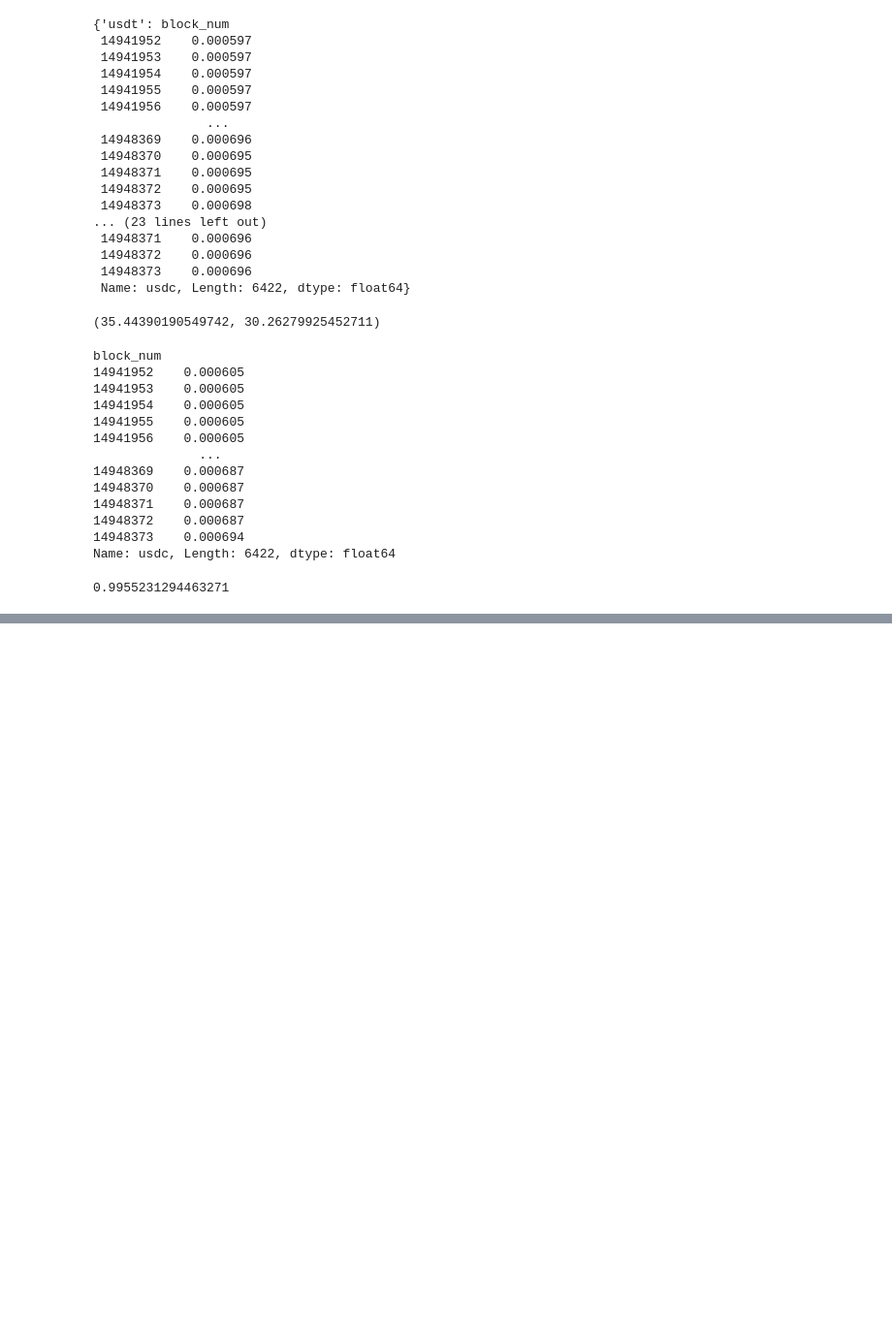
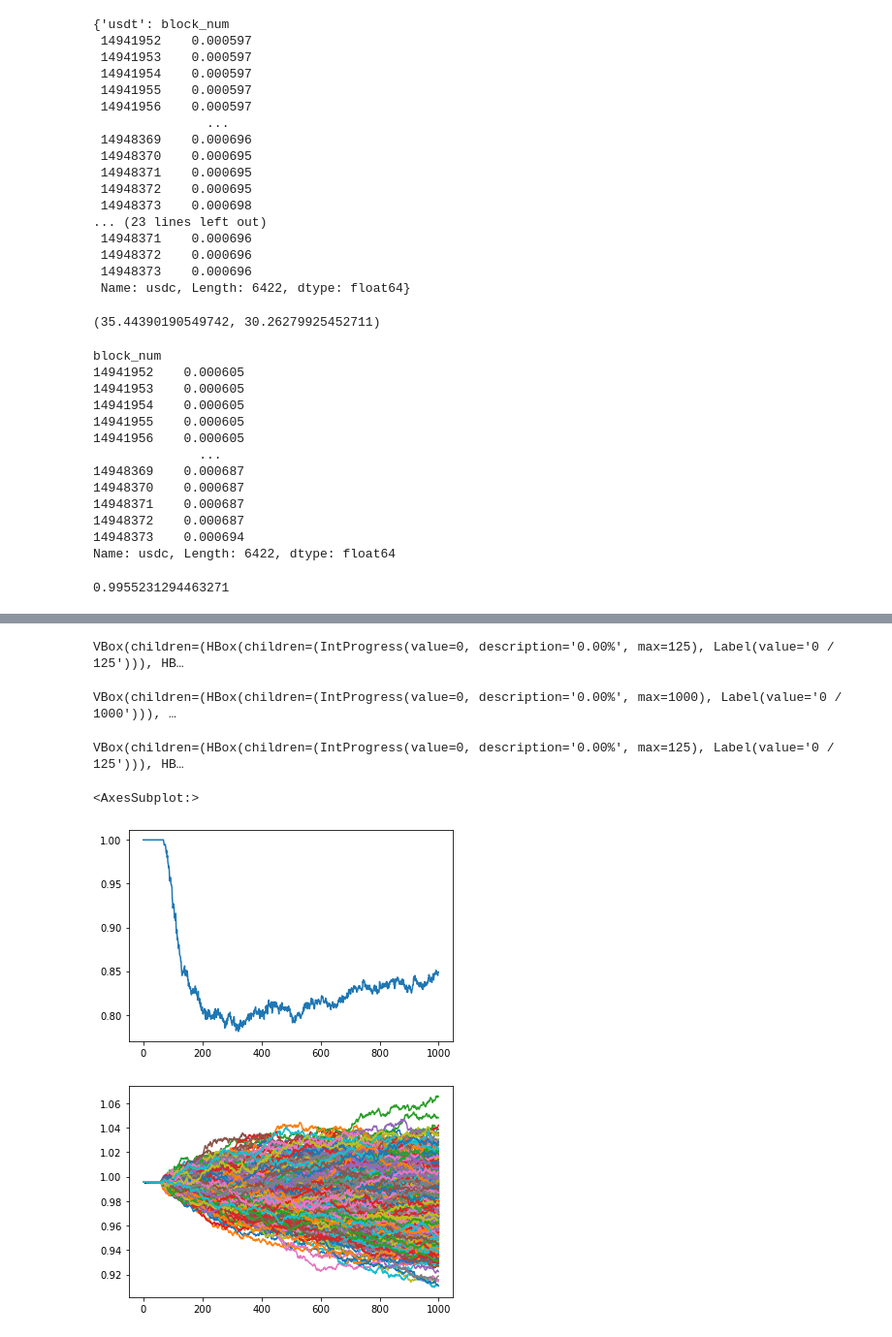
Before and after one commit to JiaanL/O_web, a Jupyter notebook: oracleWeb/test.ipynb, the cells around one changed output, grey strips where cells are left out. Shown at 97% size. Cells and saved outputs as stored; diff of their text form; code cells hidden in the pictures; blank space fills up the shorter version.

```diff
--- a/oracleWeb/test.ipynb
+++ b/oracleWeb/test.ipynb
@@ -753,0 +854,9 @@ HF
+# %%
+def invert_transformation(df_train, df_forecast):
+    """Revert back the differencing to get the forecast to original scale."""
+    df_fc = df_forecast.copy()
+    columns = df_train.columns
+    for col in columns:
+        # Roll back 1st Diff
+        df_fc[str(col)] = (df_train[col].iloc[-1] + df_fc[col].cumsum()) # np.exp(df_train[col].iloc[-1] + df_fc[col].cumsum())
+    return df_fc
@@ -753,0 +891,9 @@ HF
+# %%
+simulate_amount = 1000
+simulate_list = []
+for i in tqdm.tqdm(range(simulate_amount)):
+    price_diff_prediction = pd.DataFrame(trained_var.simulate_var(240), columns=log_f_diff.columns)
+    price_prediction = invert_transformation(tmp_df, price_diff_prediction)
+    hf_df = cal_hf(price_prediction, token_value_dicts, liquidation_threshold_dict)
+    simulate_list.append(hf_df)
+pd.concat(simulate_list, axis=1)
@@ -753,0 +914,23 @@ HF
+# %%
+def mc_simulate(df, step=240):
+    price_diff_prediction = pd.DataFrame(trained_var.simulate_var(step), columns=log_f_diff.columns)
+    price_prediction = invert_transformation(tmp_df, price_diff_prediction)
+    hf_df = cal_hf(price_prediction, token_value_dicts, liquidation_threshold_dict)
+    return hf_df
+
+def cal_pct_be_liquidated(mc_simulation_row):
+    return (mc_simulation_row < 1).sum()/mc_simulation_row.count()
+# %%
+mc_amount = 1000
+step = 1000
+mc_hf = pd.DataFrame(range(mc_amount)).parallel_apply(mc_simulate, args=(step,), axis=1).T
+potential_liquidation = mc_hf.parallel_apply(lambda x: (x < 1).any(), axis=0)
+mc_hf.parallel_apply(cal_pct_be_liquidated, axis=1).plot()
+mc_hf.plot(legend=False)
+# %% [output]
+VBox(children=(HBox(children=(IntProgress(value=0, description='0.00%', max=125), Label(value='0 / 125'))), HB…
+VBox(children=(HBox(children=(IntProgress(value=0, description='0.00%', max=1000), Label(value='0 / 1000'))), …
+VBox(children=(HBox(children=(IntProgress(value=0, description='0.00%', max=125), Label(value='0 / 125'))), HB…
+<AxesSubplot:>
+[figure, added]
+[figure, added]
```
Also changed, not shown: parts of 24 cells of this notebook.
